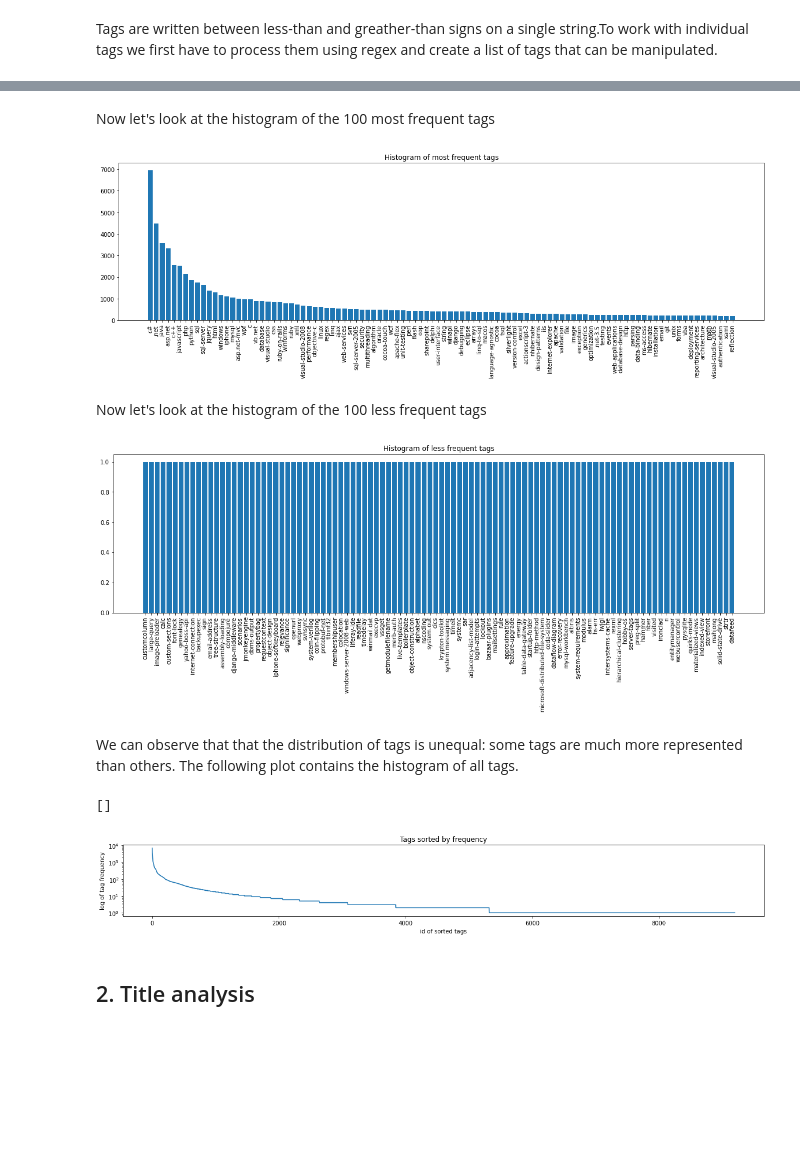
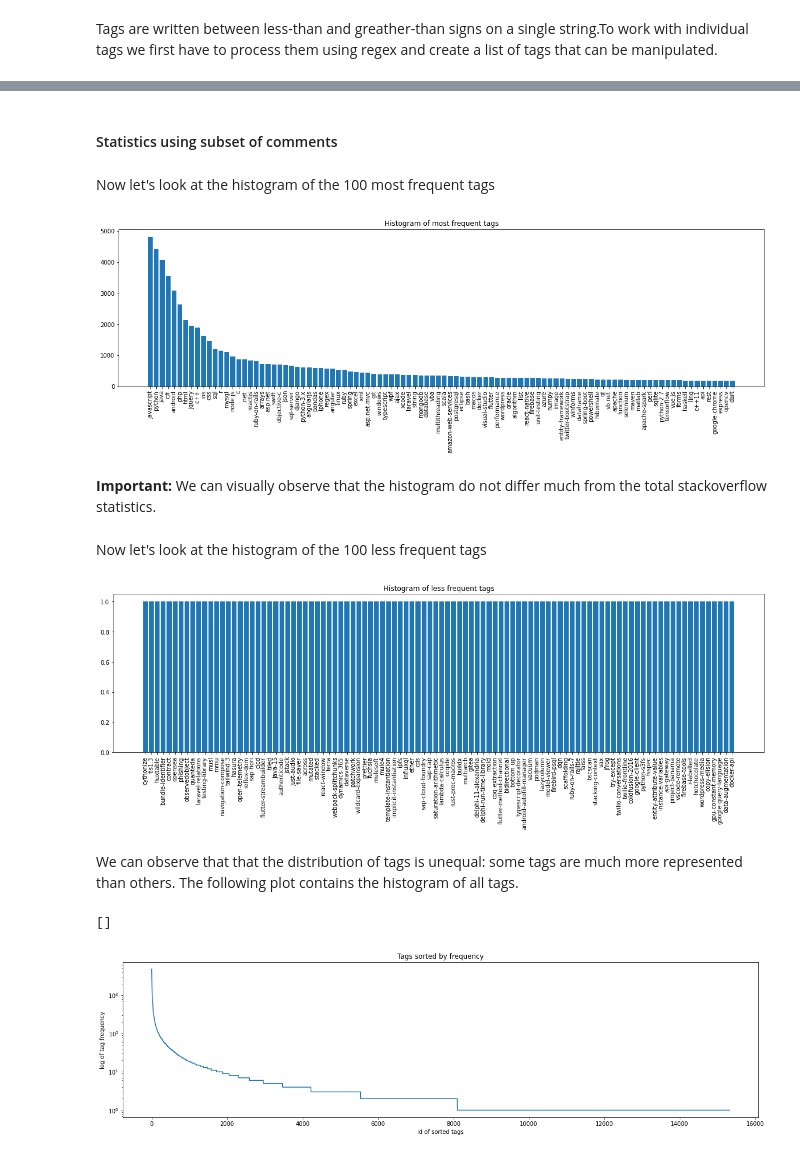
Before and after one commit to fudmhz/TP5-Stackoverflow, a Jupyter notebook: TP5_exploratory_analysis.ipynb, the cells around one changed output, grey strips where cells are left out. Drawn from its saved outputs; the diff is of its cells as text; code cells hidden in the pictures; blank space fills up the shorter version.

```diff
--- a/TP5_exploratory_analysis.ipynb
+++ b/TP5_exploratory_analysis.ipynb
@@ -42,7 +81,7 @@ Unzipping...Done.
 # %% [markdown]
 # 1. Exploratory analysis:
 # %%
-df = pd.read_csv('QueryResults.csv')
+df = pd.read_csv('PostSample_1.csv')
 # %%
 df.head(10)
 # %% [output]
@@ -82,3 +156,5 @@ An important statistic that we can extract from our dataset is the tag frequency
+# %% [markdown]
+#### Statistics using subset of comments
 # %%
 tag_array = df['Tags'].to_numpy()
 # %%
@@ -101,7 +177,9 @@ plt.xticks(rotation = 'vertical')
 plt.title('Histogram of most frequent tags')
 plt.show()
 # %% [output]
-[figure, old version]
+[figure, new version]
+# %% [markdown]
+**Important:** We can visually observe that the histogram do not differ much from the total stackoverflow statistics.
 # %% [markdown]
 Now let's look at the histogram of the 100 less frequent tags
 # %%
@@ -112,20 +190,18 @@ plt.xticks(rotation = 'vertical')
 plt.title('Histogram of less frequent tags')
 plt.show()
 # %% [output]
-[figure, old version]
+[figure, new version]
 # %% [markdown]
 We can observe that that the distribution of tags is unequal: some tags are much more represented than others. The following plot contains the histogram of all tags.
 # %%
 fig = plt.figure(figsize = (20, 5))
-ax = fig.add_subplot(2, 1, 1)
+ax = fig.add_subplot()
 ax.plot(range(len(tag_dict)), list(tag_dict.values()))
 ax.set_yscale('log')
 ax.set_title('Tags sorted by frequency')
 ax.set_xlabel('id of sorted tags')
 ax.set_ylabel('log of tag frequency')
 plt.plot()
 # %% [output]
 []
-[figure, old version]
+[figure, new version]
-# %% [markdown]
-## 2. Title analysis
```
Also changed, not shown: parts of 71 cells of this notebook.
